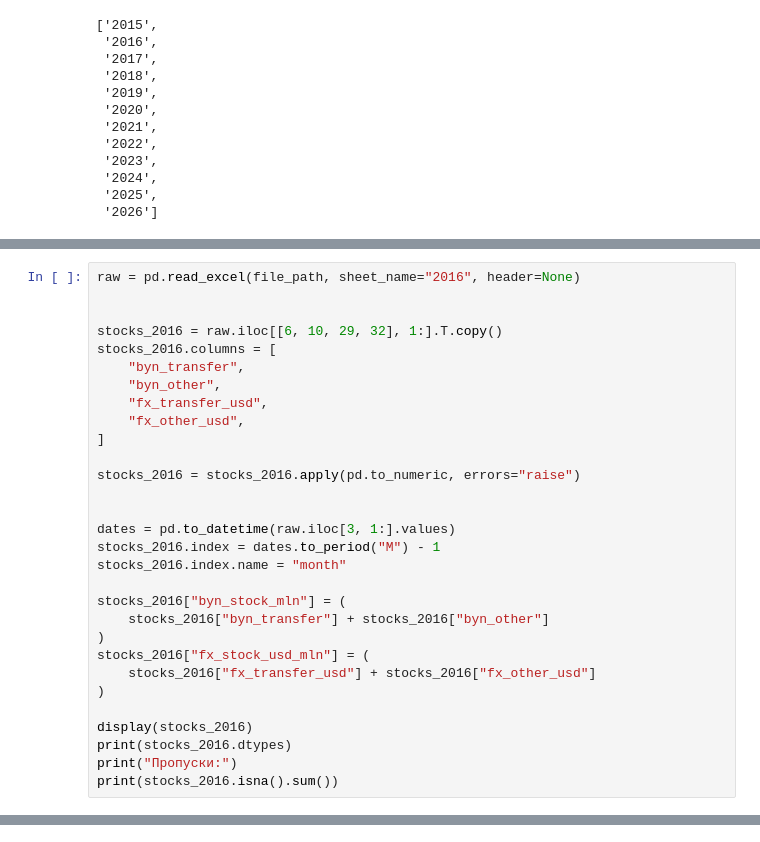
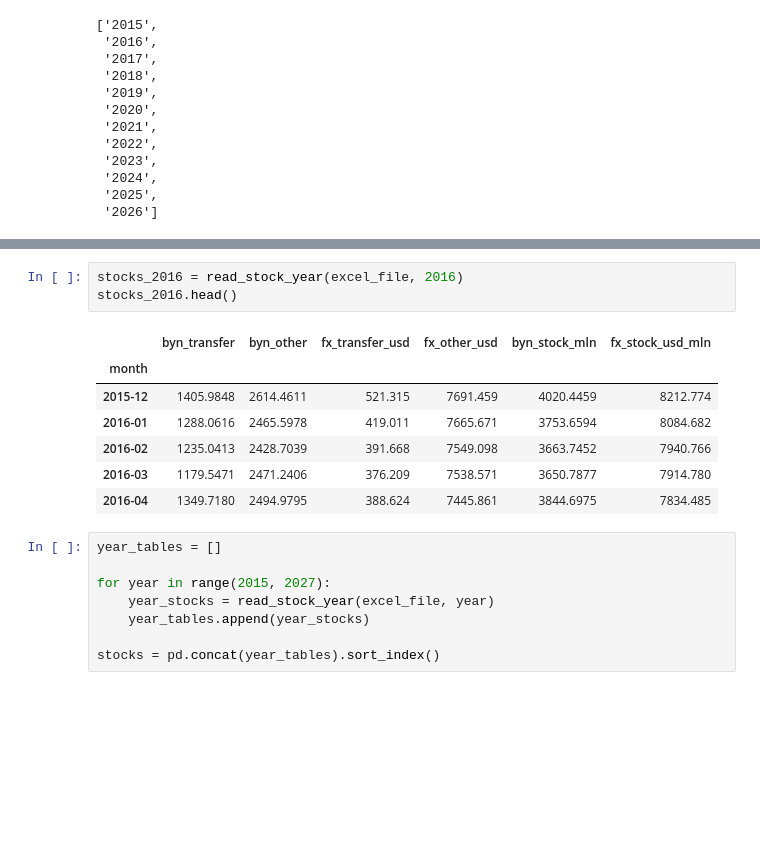
Before and after one commit to venskovalentin/belarus_dollarization_paper, a Jupyter notebook: notebooks/research_notebook.ipynb, the cells around one changed output, grey strips where cells are left out. Drawn from its saved outputs; the diff is of its cells as text; blank space fills up the shorter version.

```diff
--- a/notebooks/research_notebook.ipynb
+++ b/notebooks/research_notebook.ipynb
@@ -85,30 +27,0 @@ stocks_2016.head()
-# %%
-raw = pd.read_excel(file_path, sheet_name="2016", header=None)
-
-
-stocks_2016 = raw.iloc[[6, 10, 29, 32], 1:].T.copy()
-stocks_2016.columns = [
-    "byn_transfer",
-    "byn_other",
-    "fx_transfer_usd",
-    "fx_other_usd",
-]
-
-stocks_2016 = stocks_2016.apply(pd.to_numeric, errors="raise")
-
-
-dates = pd.to_datetime(raw.iloc[3, 1:].values)
-stocks_2016.index = dates.to_period("M") - 1
-stocks_2016.index.name = "month"
-
-stocks_2016["byn_stock_mln"] = (
-    stocks_2016["byn_transfer"] + stocks_2016["byn_other"]
-)
-stocks_2016["fx_stock_usd_mln"] = (
-    stocks_2016["fx_transfer_usd"] + stocks_2016["fx_other_usd"]
-)
-
-display(stocks_2016)
-print(stocks_2016.dtypes)
-print("Пропуски:")
-print(stocks_2016.isna().sum())
@@ -187,0 +53,19 @@ dtype: int64
+# %%
+stocks_2016 = read_stock_year(excel_file, 2016)
+stocks_2016.head()
+# %% [output]
+|  | byn_transfer | byn_other | fx_transfer_usd | fx_other_usd | byn_stock_mln | fx_stock_usd_mln |
+| month |  |  |  |  |  |  |
+| 2015-12 | 1405.9848 | 2614.4611 | 521.315 | 7691.459 | 4020.4459 | 8212.774 |
+| 2016-01 | 1288.0616 | 2465.5978 | 419.011 | 7665.671 | 3753.6594 | 8084.682 |
+| 2016-02 | 1235.0413 | 2428.7039 | 391.668 | 7549.098 | 3663.7452 | 7940.766 |
+| 2016-03 | 1179.5471 | 2471.2406 | 376.209 | 7538.571 | 3650.7877 | 7914.780 |
+| 2016-04 | 1349.7180 | 2494.9795 | 388.624 | 7445.861 | 3844.6975 | 7834.485 |
+# %%
+year_tables = []
+
+for year in range(2015, 2027):
+    year_stocks = read_stock_year(excel_file, year)
+    year_tables.append(year_stocks)
+
+stocks = pd.concat(year_tables).sort_index()
```
Also changed, not shown: parts of 10 cells of this notebook.
